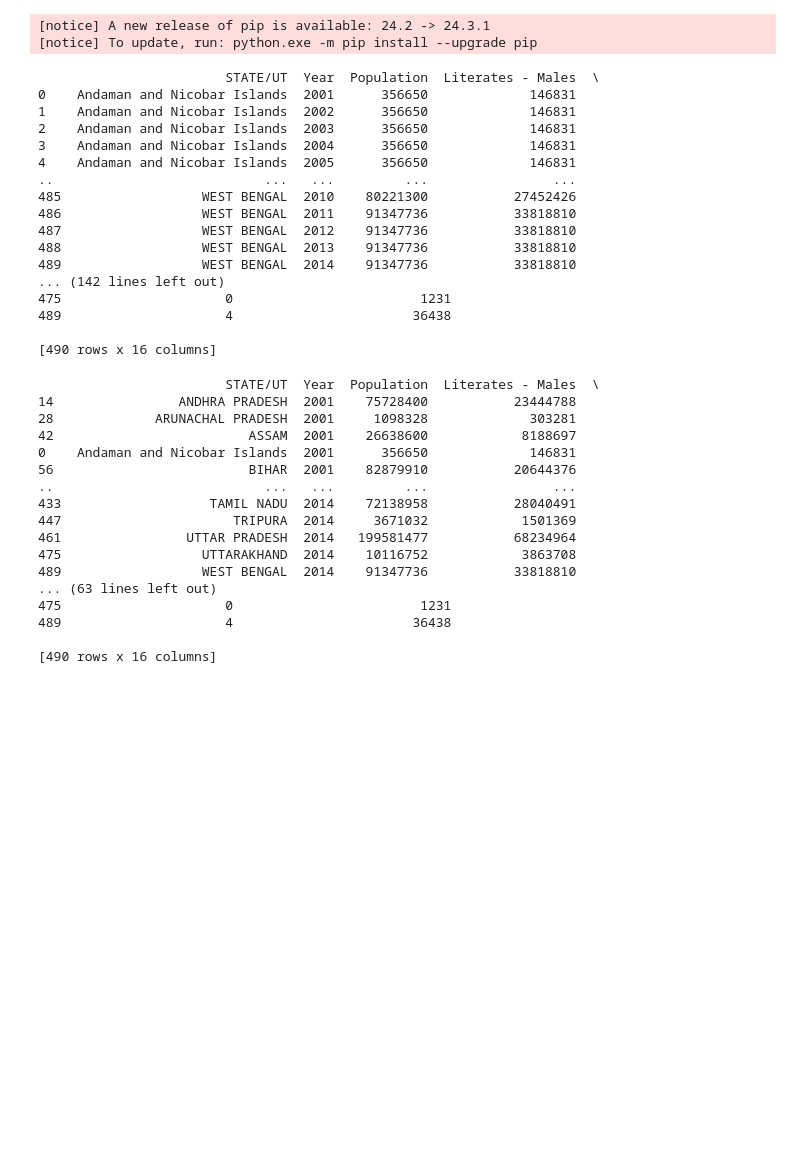
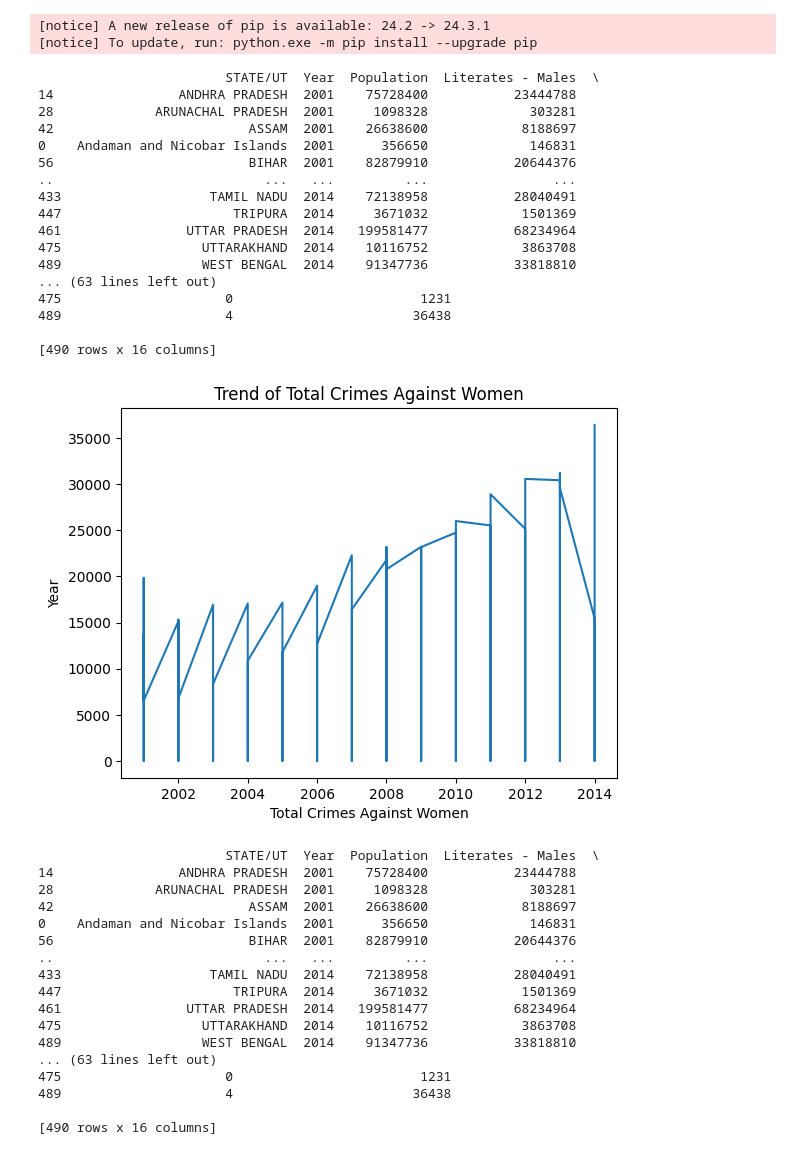
Before and after one commit to yashvardhan3105/data-analysis-python, a Jupyter notebook: code/crime.ipynb, the cells around one changed output. Saved outputs shown, nothing was run; the diff lists cells and outputs as text; code cells hidden in the pictures; blank space fills up the shorter version.

Commit message:
Added a simple Line Graph with Dashed lines showing the trends in the total crimes over the year

```diff
--- a/code/crime.ipynb
+++ b/code/crime.ipynb
@@ -80,37 +80,45 @@ Note: you may need to restart the kernel to use updated packages.
 # %%
 import pandas as pd
 import numpy as np
 import matplotlib.pyplot as plt
 import seaborn as sns
 
 # Load the data into a Pandas DataFrame
 data = pd.read_csv("../data/DataOfCrimesInIndiaAgainstWomen.csv")
 
-# Accessing the data table
-print(data)
-
 # Sorting Year and States Accordingly
 data.sort_values(by=['Year', 'STATE/UT'], inplace=True)
 data = data.fillna(0)
+
 print(data)
+
+# Plotting the line graph with 'o' markers
+x = data.get("Year")
+y = data.get("Total Crimes against Women")
+plt.plot(x, y, linestyle='--', color='green')
+plt.xlabel('Total Crimes Against Women')
+plt.ylabel('Year')
+plt.title('Trend of Total Crimes Against Women')
+plt.show()
 # %% [output]
                         STATE/UT  Year  Population  Literates - Males  \
+14                ANDHRA PRADESH  2001    75728400           23444788
+28             ARUNACHAL PRADESH  2001     1098328             303281
+42                         ASSAM  2001    26638600            8188697
 0    Andaman and Nicobar Islands  2001      356650             146831
-1    Andaman and Nicobar Islands  2002      356650             146831
-2    Andaman and Nicobar Islands  2003      356650             146831
-3    Andaman and Nicobar Islands  2004      356650             146831
-4    Andaman and Nicobar Islands  2005      356650             146831
+56                         BIHAR  2001    82879910           20644376
 ..                           ...   ...         ...                ...
-485                  WEST BENGAL  2010    80221300           27452426
-486                  WEST BENGAL  2011    91347736           33818810
-487                  WEST BENGAL  2012    91347736           33818810
-488                  WEST BENGAL  2013    91347736           33818810
+433                   TAMIL NADU  2014    72138958           28040491
+447                      TRIPURA  2014     3671032            1501369
+461                UTTAR PRADESH  2014   199581477           68234964
+475                  UTTARAKHAND  2014    10116752            3863708
 489                  WEST BENGAL  2014    91347736           33818810
-... (142 lines left out)
+... (63 lines left out)
 475                     0                        1231
 489                     4                       36438
 
 [490 rows x 16 columns]
+[figure, added]
 # %%
 # %% [output]
                         STATE/UT  Year  Population  Literates - Males  \
```
